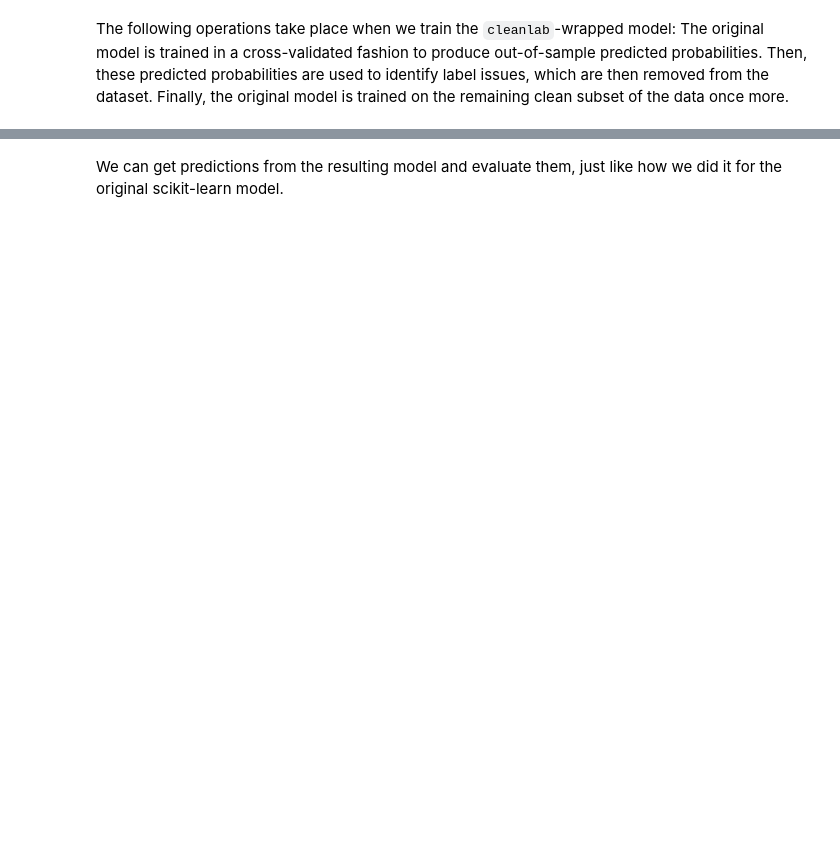
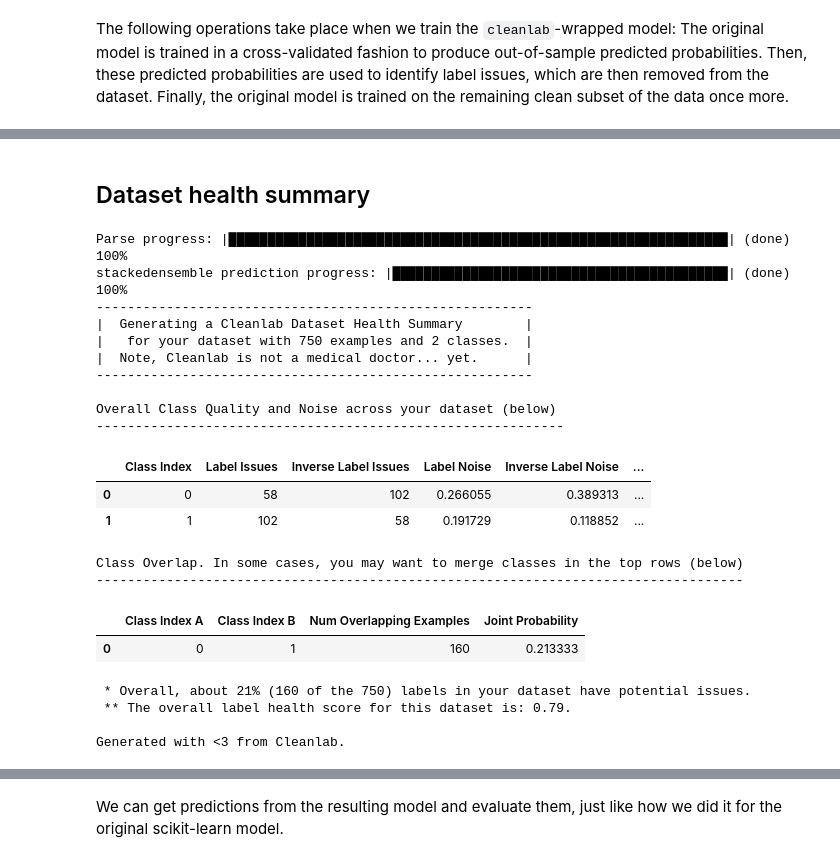
Before and after one commit to vochicong/cleanlab-h2oautoml, a Jupyter notebook: cleanlab-h2oautoml.ipynb, the cells around one changed output, grey strips where cells are left out. Drawn from its saved outputs; the diff is of its cells as text; code cells hidden in the pictures; blank space fills up the shorter version.

```diff
--- a/cleanlab-h2oautoml.ipynb
+++ b/cleanlab-h2oautoml.ipynb
@@ -210,0 +188,30 @@ H2OAutoMLClassifier(max_runtime_secs=10, nfolds=3, sort_metric='aucpr',
+# %% [markdown]
+## Dataset health summary
+# %%
+tr_data_health = cleanlab.dataset.health_summary(
+    labels=y_train,
+    pred_probs=cl_h2o.predict_proba(X_train),
+    confident_joint=cl_h2o.confident_joint,
+)
+# %% [output]
+Parse progress: |████████████████████████████████████████████████████████████████| (done) 100%
+stackedensemble prediction progress: |███████████████████████████████████████████| (done) 100%
+--------------------------------------------------------
+|  Generating a Cleanlab Dataset Health Summary        |
+|   for your dataset with 750 examples and 2 classes.  |
+|  Note, Cleanlab is not a medical doctor... yet.      |
+--------------------------------------------------------
+
+Overall Class Quality and Noise across your dataset (below)
+------------------------------------------------------------
+|  | Class Index | Label Issues | Inverse Label Issues | Label Noise | Inverse Label Noise | ... |
+| 0 | 0 | 58 | 102 | 0.266055 | 0.389313 | ... |
+| 1 | 1 | 102 | 58 | 0.191729 | 0.118852 | ... |
+Class Overlap. In some cases, you may want to merge classes in the top rows (below)
+-----------------------------------------------------------------------------------
+|  | Class Index A | Class Index B | Num Overlapping Examples | Joint Probability |
+| 0 | 0 | 1 | 160 | 0.213333 |
+ * Overall, about 21% (160 of the 750) labels in your dataset have potential issues.
+ ** The overall label health score for this dataset is: 0.79.
+
+Generated with <3 from Cleanlab.
```
Also changed, not shown: parts of 54 cells of this notebook, 5 other files.
